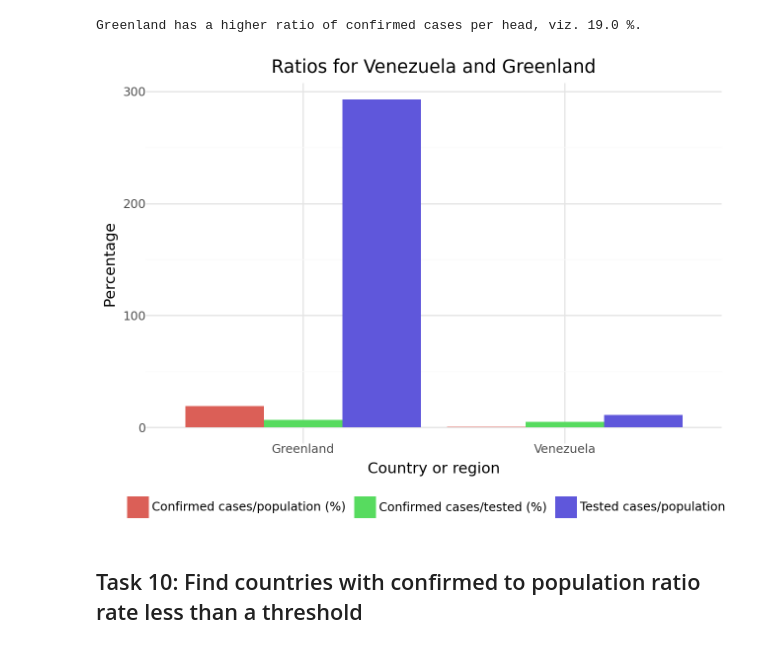
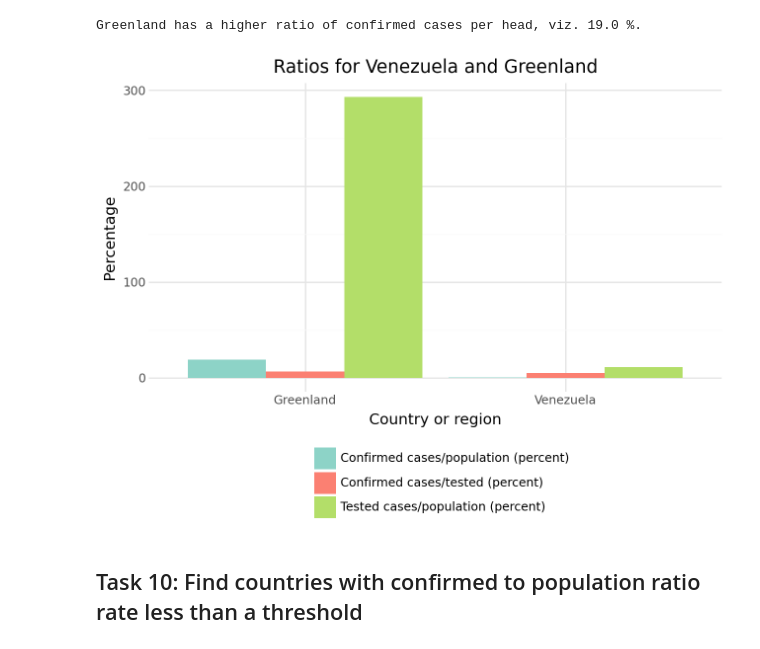
Before and after one commit to tros01/ibm_data_analyst, a Jupyter notebook: py_m5_covid-19_project.ipynb, the cells around one changed output. Drawn from its saved outputs; the diff is of its cells as text; code cells hidden in the pictures.

````diff
--- a/py_m5_covid-19_project.ipynb
+++ b/py_m5_covid-19_project.ipynb
@@ -89,7 +91,7 @@ df.head()
 ```
 # %%
 # Load up the local file
-with open("m5_covid-19.html", "r", encoding="utf-8") as f:
+with open("data/m5_covid-19.html", "r", encoding="utf-8") as f:
     html = bs(f, "html.parser")
 # %%
 # Extract the table
@@ -244,49 +251,56 @@ print(country, "has a higher ratio of confirmed cases per head, viz.", ratio, "%
 Greenland has a higher ratio of confirmed cases per head, viz. 19.0 %.
 # %%
 # Select the same countries the pandas way and pivot for ggplot
+set3_cmap = colormaps["Set3"]
+my_colours = [to_hex(set3_cmap(i/12)) for i in [0, 3, 6]]
+
 gg_df2 = df.copy()
 gg_df2 = gg_df2[gg_df2["country_or_region"].isin(select_countries)]
 
 ratio_cols = [c for c in gg_df2.columns if c.endswith("percent")]
 
 gg_df2 = gg_df2[["country_or_region"] + ratio_cols]
 gg_df2 = pd.melt(
     gg_df2,
     id_vars=["country_or_region"],
     value_vars=ratio_cols,
     var_name='var',
     value_name='val'
     )
 
 gg_df2["var"] = pd.Categorical(
     gg_df2["var"],
     categories=(
         "confirmed_population_percent",
         "confirmed_tested_percent",
         "tested_population_percent"
     )
 )
 
 # Plot the percentages
 (
-    gg.ggplot(gg_df2, mapping=gg.aes(fill="var", y="val", x="country_or_region")) +
-        gg.geom_bar(position="dodge", stat="identity") +
+    gg.ggplot(gg_df2, mapping = gg.aes(fill = "var", y = "val", x = "country_or_region")) +
+        gg.geom_bar(position = "dodge", stat = "identity") +
         gg.theme_minimal() +
         gg.theme(legend_position = "bottom") +
         gg.labs(
-            title=f"Ratios for {select_countries[0]} and {select_countries[1]}",
-            x="Country or region",
-            y="Percentage",
-            fill=""
+            title = f"Ratios for {select_countries[0]} and {select_countries[1]}",
+            x = "Country or region",
+            y = "Percentage",
+            fill = ""
         ) +
-        gg.scale_fill_discrete(labels={
-            "confirmed_population_percent": "Confirmed cases/population (%)",
-            "confirmed_tested_percent": "Confirmed cases/tested (%)",
-            "tested_population_percent": "Tested cases/population (%)"
-        })
+        gg.scale_fill_manual(
+            values = my_colours,
+            labels = {
+                "confirmed_population_percent": "Confirmed cases/population (percent)",
+                "confirmed_tested_percent": "Confirmed cases/tested (percent)",
+                "tested_population_percent": "Tested cases/population (percent)"
+            }
+        ) +
+        gg.guides(fill = gg.guide_legend(nrow = 3))
 )
 # %% [output]
-[figure, old version]
+[figure, new version]
 # %% [markdown]
 ## Task 10: Find countries with confirmed to population ratio rate less than a threshold
 # %%
````
Also changed, not shown: parts of 3 cells of this notebook.
